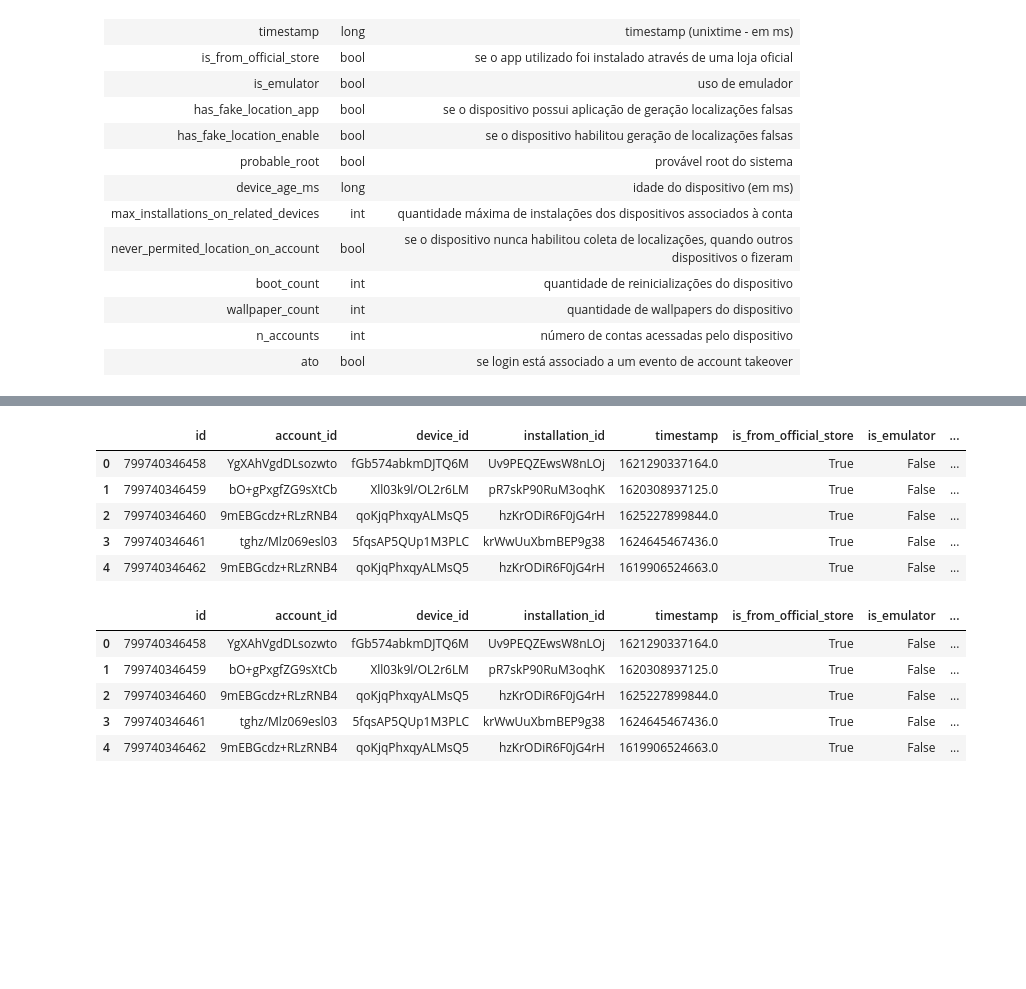
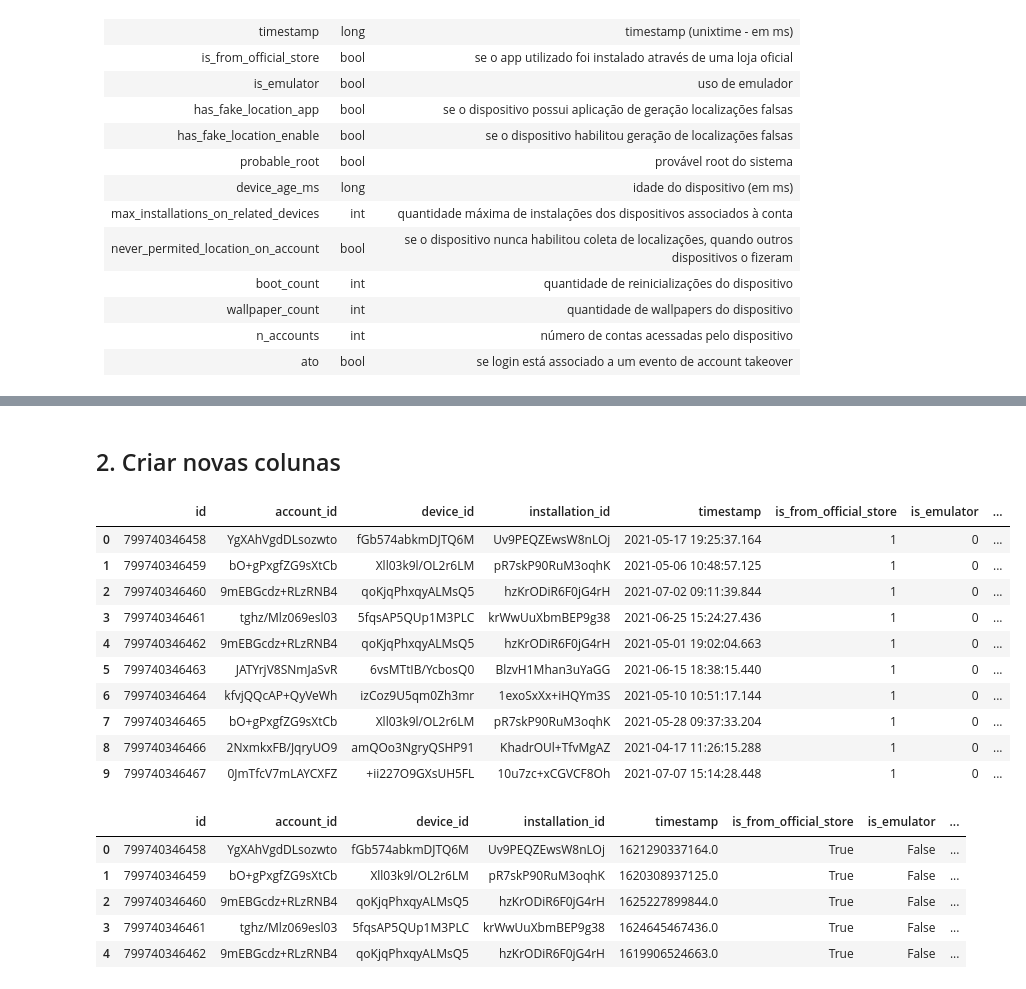
Before and after one commit to pedrosena138/projeto-if997, a Jupyter notebook: Projeto.ipynb, the cells around one changed output, grey strips where cells are left out. Drawn from its saved outputs; the diff is of its cells as text; code cells hidden in the pictures; blank space fills up the shorter version.

```diff
--- a/Projeto.ipynb
+++ b/Projeto.ipynb
@@ -34,0 +80,25 @@ import matplotlib.pyplot as plotlib
+# %%
+moda_timestamp = dataframe_logins['timestamp'].mode()[0]
+moda_device_age = dataframe_logins['device_age_ms'].mode()[0]
+lista_colunas = [
+  'never_permitted_location_on_account',
+  'max_installations_on_related_devices',
+  'is_from_official_store',
+  'is_emulator',
+  'has_fake_location_app',
+  'has_fake_location_enabled',
+  'probable_root',
+  'max_installations_on_related_devices',
+  'has_fake_location_enabled',
+  'never_permitted_location_on_account',
+  'probable_root',
+  'is_from_official_store',
+  'boot_count',
+  'wallpaper_count'
+]
+
+dataframe_logins['timestamp'] = dataframe_logins['timestamp'].fillna(moda_timestamp)
+dataframe_logins['device_age_ms'] = dataframe_logins['device_age_ms'].fillna(moda_device_age)
+
+for coluna in lista_colunas:
+  dataframe_logins[coluna] = dataframe_logins[coluna].fillna(0)
@@ -34,0 +107,4 @@ import matplotlib.pyplot as plotlib
+# %%
+lista_colunas = [*lista_colunas, 'n_accounts', 'ato']
+dataframe_logins[lista_colunas] = dataframe_logins[lista_colunas].astype('int64')
+dataframe_logins.dtypes
@@ -242,13 +144,31 @@ def adicionaData(df):
-# %%
-new_dataframe = adicionaData(new_dataframe)
-new_dataframe.head()
-# %% [output]
-|  | id | account_id | device_id | installation_id | timestamp | is_from_official_store | is_emulator | ... |
-| 0 | 799740346458 | YgXAhVgdDLsozwto | fGb574abkmDJTQ6M | Uv9PEQZEwsW8nLOj | 1621290337164.0 | True | False | ... |
-| 1 | 799740346459 | bO+gPxgfZG9sXtCb | Xll03k9l/OL2r6LM | pR7skP90RuM3oqhK | 1620308937125.0 | True | False | ... |
-| 2 | 799740346460 | 9mEBGcdz+RLzRNB4 | qoKjqPhxqyALMsQ5 | hzKrODiR6F0jG4rH | 1625227899844.0 | True | False | ... |
-| 3 | 799740346461 | tghz/Mlz069esl03 | 5fqsAP5QUp1M3PLC | krWwUuXbmBEP9g38 | 1624645467436.0 | True | False | ... |
-| 4 | 799740346462 | 9mEBGcdz+RLzRNB4 | qoKjqPhxqyALMsQ5 | hzKrODiR6F0jG4rH | 1619906524663.0 | True | False | ... |
+# %% [markdown]
+## 2. Criar novas colunas
+# %%
+def converteData(timestamp_ms):
+  timestamp_sec = timestamp_ms / 1000
+  data = datetime.fromtimestamp(timestamp_sec)
+  return data
+
+def converteIdade(idade_ms):
+  idade_sec = idade_ms / 1000
+  return int(idade_sec / 86400)
+
+# dataframe_logins['timestamp'] = dataframe_logins['timestamp'].apply(converteData)
+# dataframe_logins['device_age_days'] = dataframe_logins['device_age_ms'].apply(converteIdade)
+# dataframe_logins.drop(columns='device_age_ms', axis=1, inplace=True)
+dataframe_logins.head(10)
+# %% [output]
+|  | id | account_id | device_id | installation_id | timestamp | is_from_official_store | is_emulator | ... |
+| 0 | 799740346458 | YgXAhVgdDLsozwto | fGb574abkmDJTQ6M | Uv9PEQZEwsW8nLOj | 2021-05-17 19:25:37.164 | 1 | 0 | ... |
+| 1 | 799740346459 | bO+gPxgfZG9sXtCb | Xll03k9l/OL2r6LM | pR7skP90RuM3oqhK | 2021-05-06 10:48:57.125 | 1 | 0 | ... |
+| 2 | 799740346460 | 9mEBGcdz+RLzRNB4 | qoKjqPhxqyALMsQ5 | hzKrODiR6F0jG4rH | 2021-07-02 09:11:39.844 | 1 | 0 | ... |
+| 3 | 799740346461 | tghz/Mlz069esl03 | 5fqsAP5QUp1M3PLC | krWwUuXbmBEP9g38 | 2021-06-25 15:24:27.436 | 1 | 0 | ... |
+| 4 | 799740346462 | 9mEBGcdz+RLzRNB4 | qoKjqPhxqyALMsQ5 | hzKrODiR6F0jG4rH | 2021-05-01 19:02:04.663 | 1 | 0 | ... |
+| 5 | 799740346463 | JATYrjV8SNmJaSvR | 6vsMTtIB/YcbosQ0 | BlzvH1Mhan3uYaGG | 2021-06-15 18:38:15.440 | 1 | 0 | ... |
+| 6 | 799740346464 | kfvjQQcAP+QyVeWh | izCoz9U5qm0Zh3mr | 1exoSxXx+iHQYm3S | 2021-05-10 10:51:17.144 | 1 | 0 | ... |
+| 7 | 799740346465 | bO+gPxgfZG9sXtCb | Xll03k9l/OL2r6LM | pR7skP90RuM3oqhK | 2021-05-28 09:37:33.204 | 1 | 0 | ... |
+| 8 | 799740346466 | 2NxmkxFB/JqryUO9 | amQOo3NgryQSHP91 | KhadrOUl+TfvMgAZ | 2021-04-17 11:26:15.288 | 1 | 0 | ... |
+| 9 | 799740346467 | 0JmTfcV7mLAYCXFZ | +ii227O9GXsUH5FL | 10u7zc+xCGVCF8Oh | 2021-07-07 15:14:28.448 | 1 | 0 | ... |
 # %%
 def adicionaColunaContas(df):
     colunas = df.columns
```
Also changed, not shown: parts of 18 cells of this notebook.
